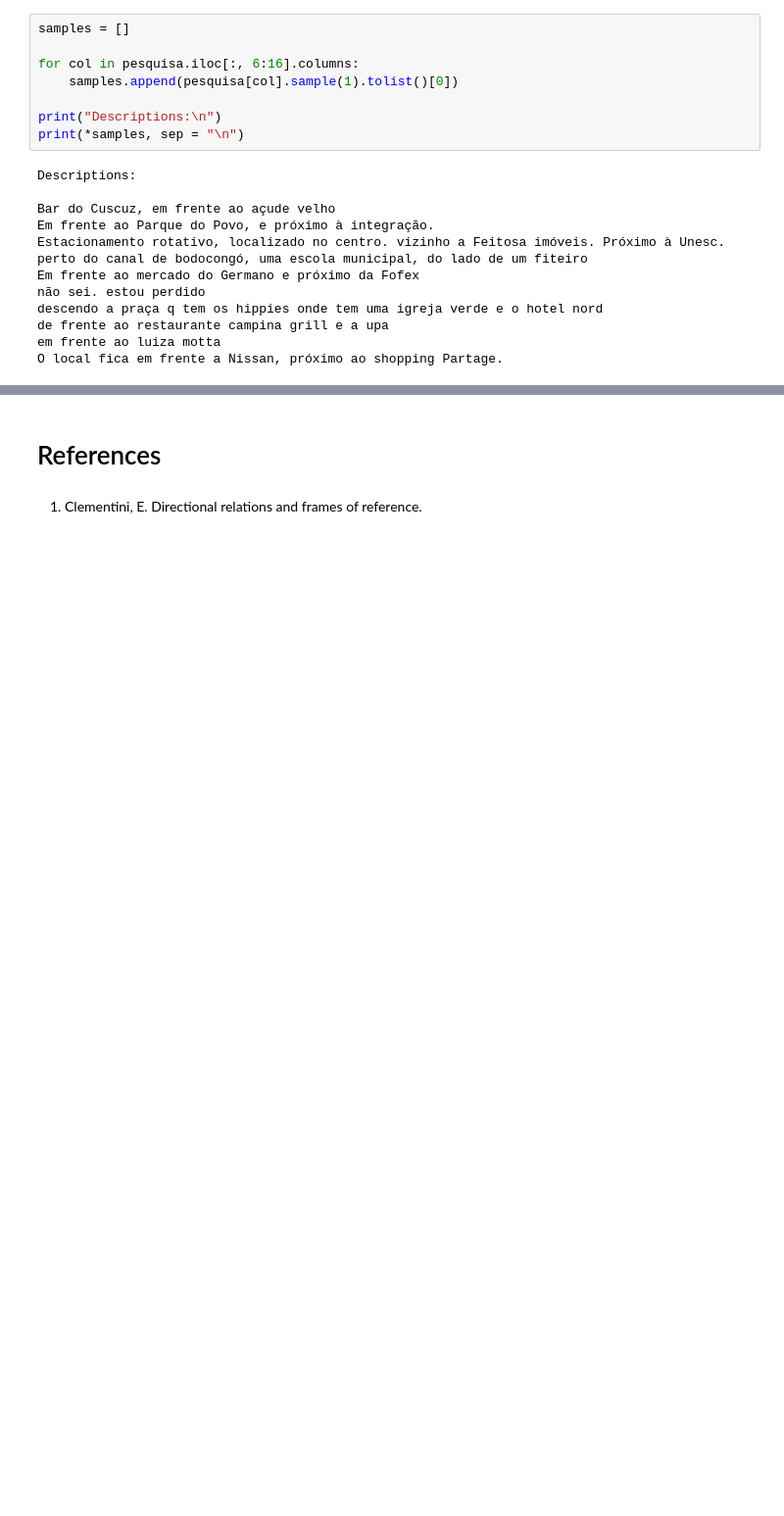
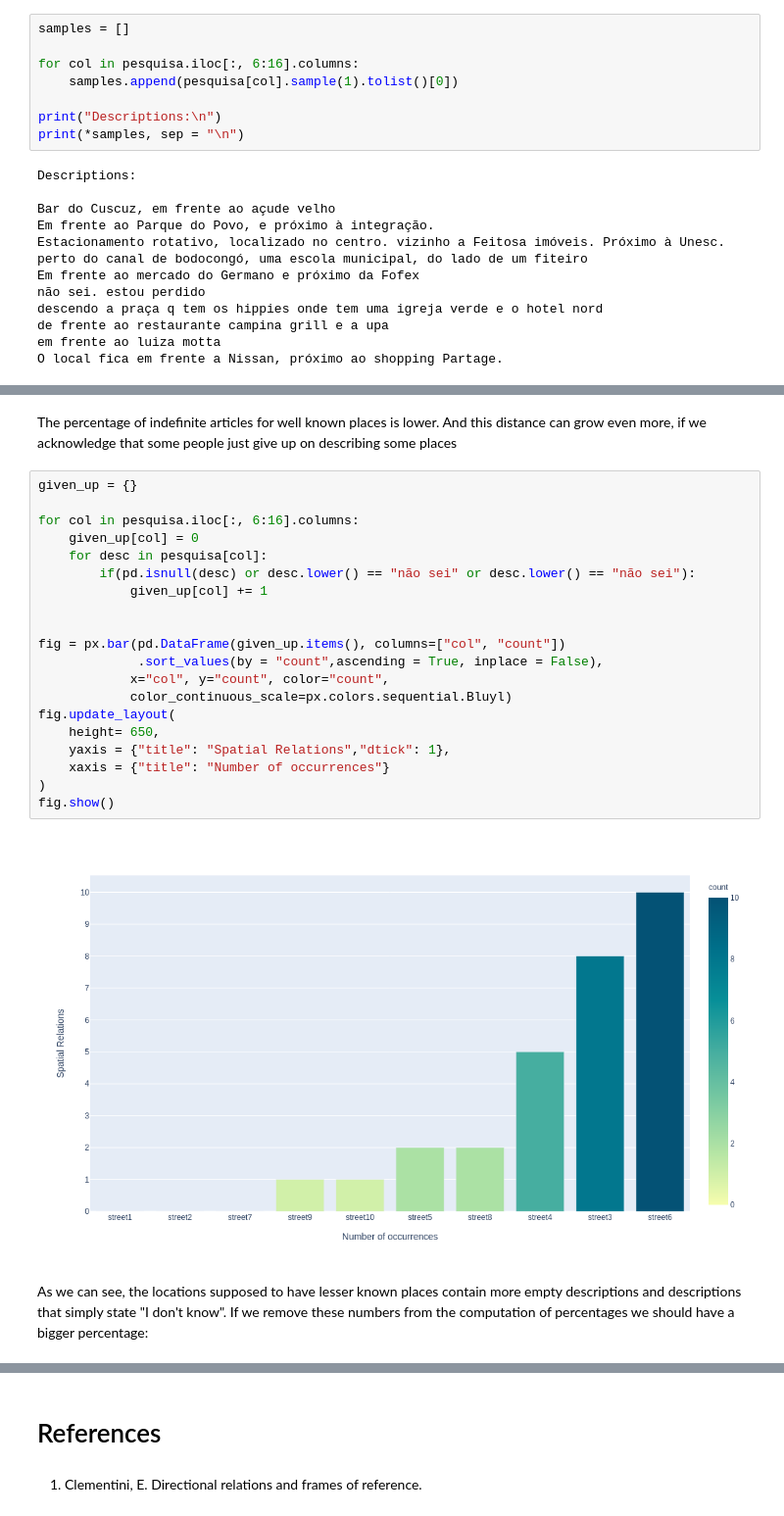
Before and after one commit to jslucassf/place-description-eda, a Jupyter notebook: place_description_eda.ipynb, the cells around one changed output, grey strips where cells are left out. Shown at 98% size. Drawn from its saved outputs; the diff is of its cells as text; blank space fills up the shorter version.

```diff
--- a/place_description_eda.ipynb
+++ b/place_description_eda.ipynb
@@ -546,0 +647,26 @@ In future work, different settings of the experiment could try to replicate the
+# %% [markdown]
+The percentage of indefinite articles for well known places is lower. And this distance can grow even more, if we acknowledge that some people just give up on describing some places
+# %%
+given_up = {}
+
+for col in pesquisa.iloc[:, 6:16].columns:
+    given_up[col] = 0
+    for desc in pesquisa[col]:
+        if(pd.isnull(desc) or desc.lower() == "não sei" or desc.lower() == "não sei"):
+            given_up[col] += 1
+
+
+fig = px.bar(pd.DataFrame(given_up.items(), columns=["col", "count"])
+             .sort_values(by = "count",ascending = True, inplace = False),
+            x="col", y="count", color="count",
+            color_continuous_scale=px.colors.sequential.Bluyl)
+fig.update_layout(
+    height= 650,
+    yaxis = {"title": "Spatial Relations","dtick": 1},
+    xaxis = {"title": "Number of occurrences"}
+)
+fig.show()
+# %% [output]
+[figure, added]
+# %% [markdown]
+As we can see, the locations supposed to have lesser known places contain more empty descriptions and descriptions that simply state "I don't know". If we remove these numbers from the computation of percentages we should have a bigger percentage:
```
Also changed, not shown: parts of 19 cells of this notebook.
